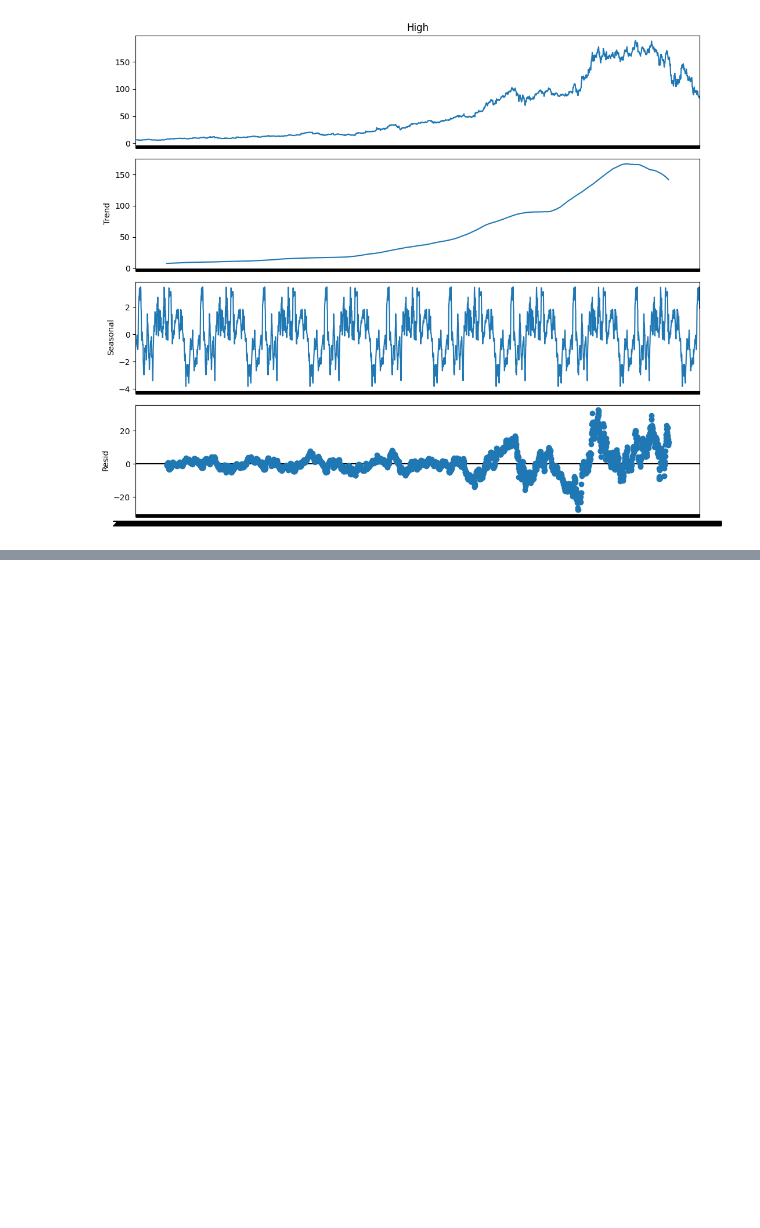
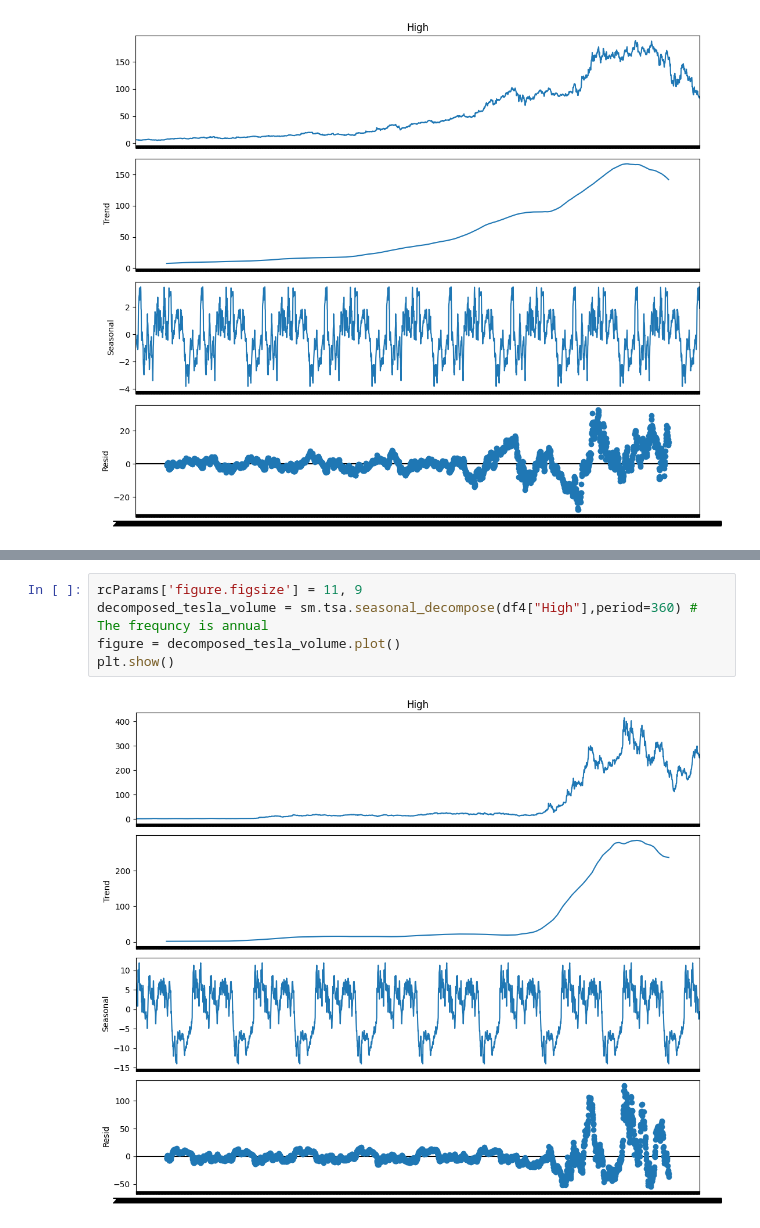
Before and after one commit to arnavktis/Stock-Market-Analysis-And-Forecasting, a Jupyter notebook: Main.ipynb, the cells around one changed output, grey strips where cells are left out. Cells and saved outputs as stored; diff of their text form; blank space fills up the shorter version.

```diff
--- a/Main.ipynb
+++ b/Main.ipynb
@@ -237,0 +245,7 @@ plt.show()
+# %%
+rcParams['figure.figsize'] = 11, 9
+decomposed_tesla_volume = sm.tsa.seasonal_decompose(df4["High"],period=360) # The frequncy is annual
+figure = decomposed_tesla_volume.plot()
+plt.show()
+# %% [output]
+[figure, added]
```
Also changed, not shown: parts of 1 cell of this notebook.
